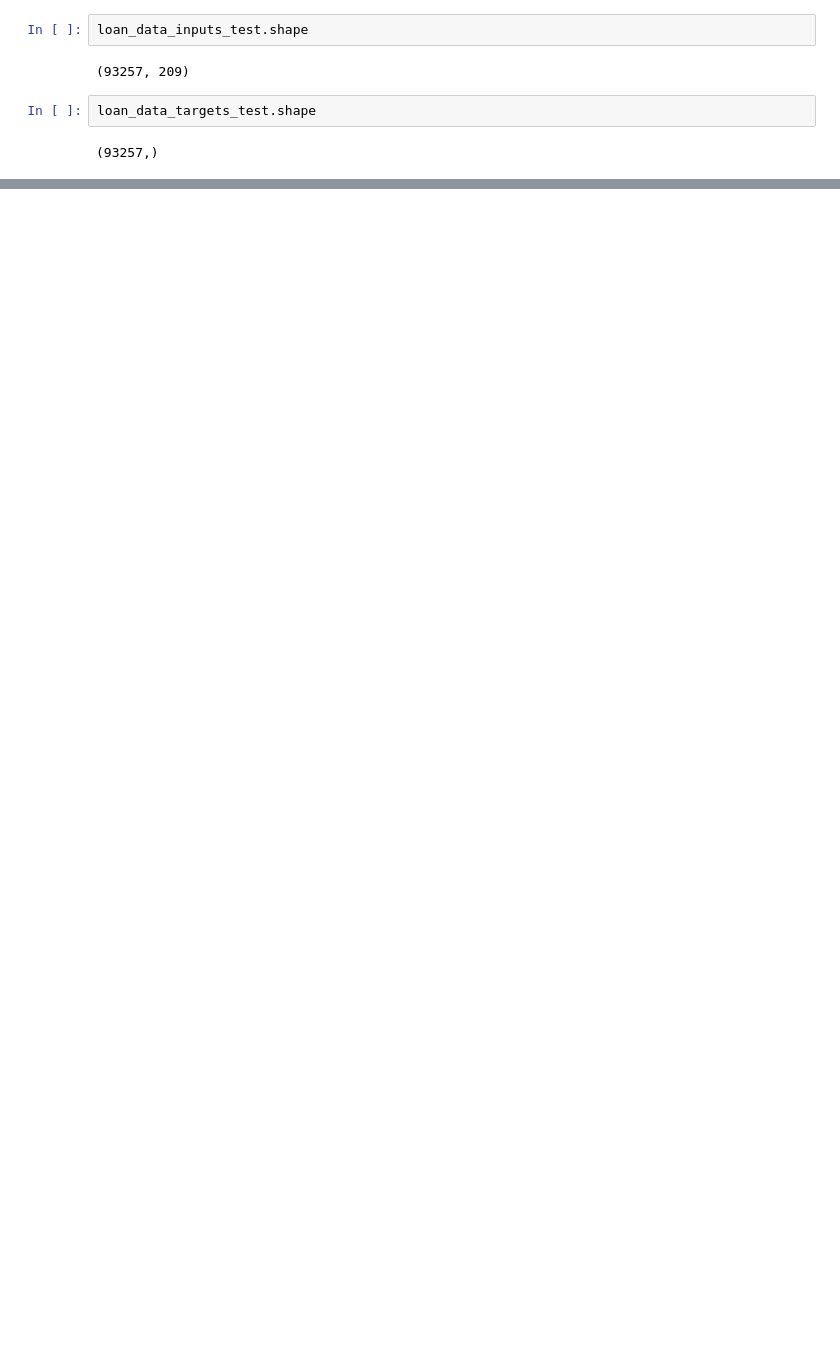
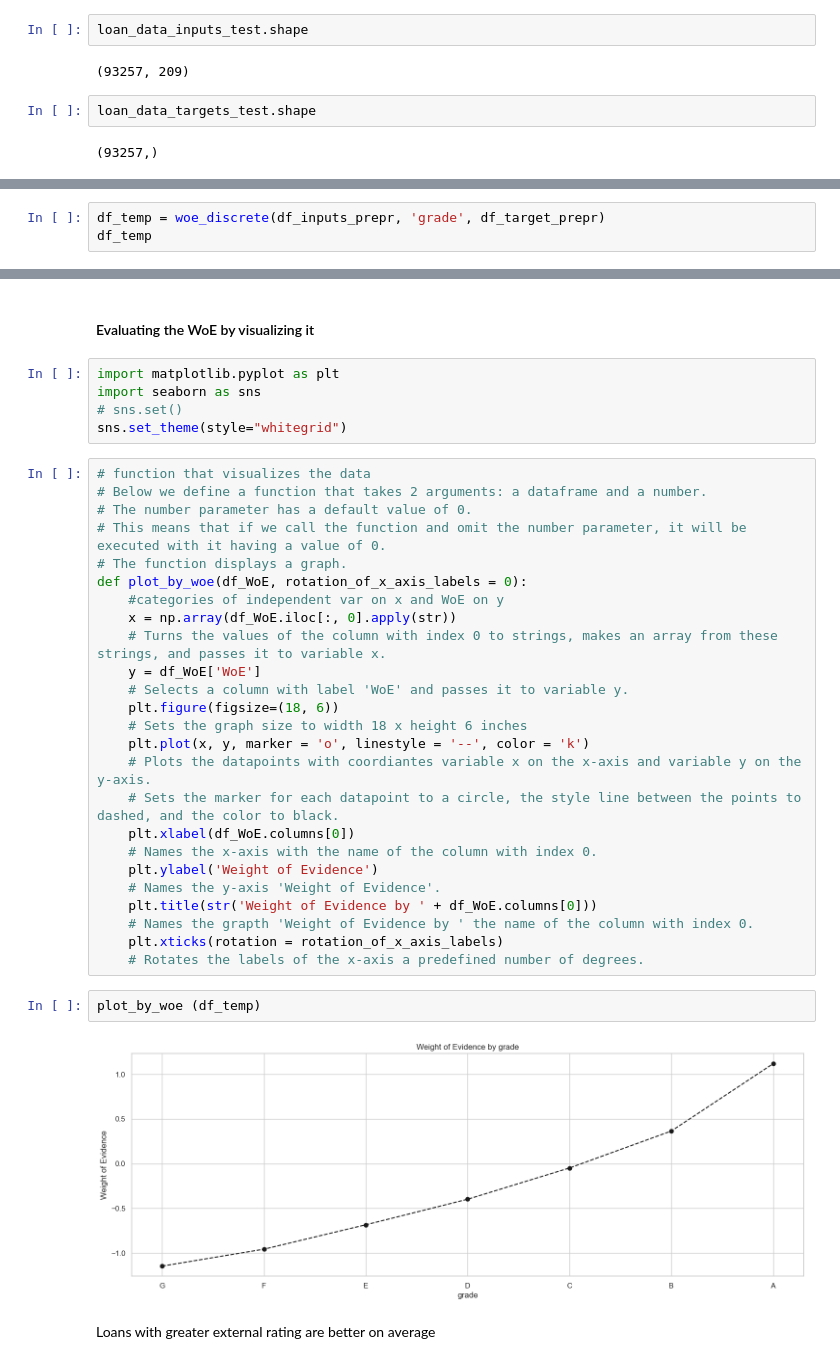
Before and after one commit to Lindah-Kima/credit_risk_modelling_python, a Jupyter notebook: PD_ model_data_preparation.ipynb, the cells around one changed output, grey strips where cells are left out. Cells and saved outputs as stored; diff of their text form; blank space fills up the shorter version.

```diff
--- a/PD_ model_data_preparation.ipynb
+++ b/PD_ model_data_preparation.ipynb
@@ -185,0 +467,3 @@ df1.head()
+# %%
+df_temp = woe_discrete(df_inputs_prepr, 'grade', df_target_prepr)
+df_temp
@@ -185,0 +479,38 @@ df1.head()
+# %% [markdown]
+#### Evaluating the WoE by visualizing it
+# %%
+import matplotlib.pyplot as plt
+import seaborn as sns
+# sns.set()
+sns.set_theme(style="whitegrid")
+# %%
+# function that visualizes the data
+# Below we define a function that takes 2 arguments: a dataframe and a number.
+# The number parameter has a default value of 0.
+# This means that if we call the function and omit the number parameter, it will be executed with it having a value of 0.
+# The function displays a graph.
+def plot_by_woe(df_WoE, rotation_of_x_axis_labels = 0):
+    #categories of independent var on x and WoE on y
+    x = np.array(df_WoE.iloc[:, 0].apply(str))
+    # Turns the values of the column with index 0 to strings, makes an array from these strings, and passes it to variable x.
+    y = df_WoE['WoE']
+    # Selects a column with label 'WoE' and passes it to variable y.
+    plt.figure(figsize=(18, 6))
+    # Sets the graph size to width 18 x height 6 inches
+    plt.plot(x, y, marker = 'o', linestyle = '--', color = 'k')
+    # Plots the datapoints with coordiantes variable x on the x-axis and variable y on the y-axis.
+    # Sets the marker for each datapoint to a circle, the style line between the points to dashed, and the color to black.
+    plt.xlabel(df_WoE.columns[0])
+    # Names the x-axis with the name of the column with index 0.
+    plt.ylabel('Weight of Evidence')
+    # Names the y-axis 'Weight of Evidence'.
+    plt.title(str('Weight of Evidence by ' + df_WoE.columns[0]))
+    # Names the grapth 'Weight of Evidence by ' the name of the column with index 0.
+    plt.xticks(rotation = rotation_of_x_axis_labels)
+    # Rotates the labels of the x-axis a predefined number of degrees.
+# %%
+plot_by_woe (df_temp)
+# %% [output]
+[figure, added]
+# %% [markdown]
+Loans with greater external rating are better on average
```
Also changed, not shown: parts of 59 cells of this notebook, 6 other files.
